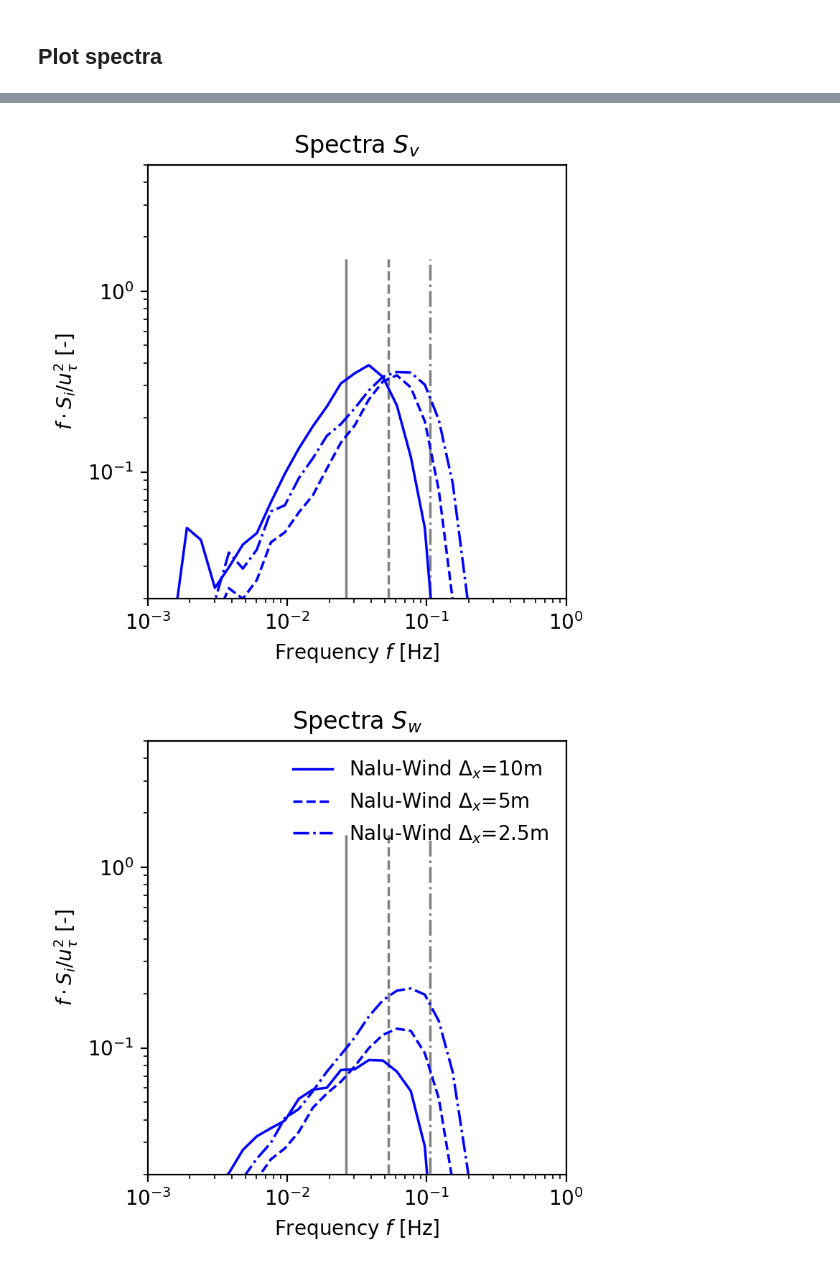
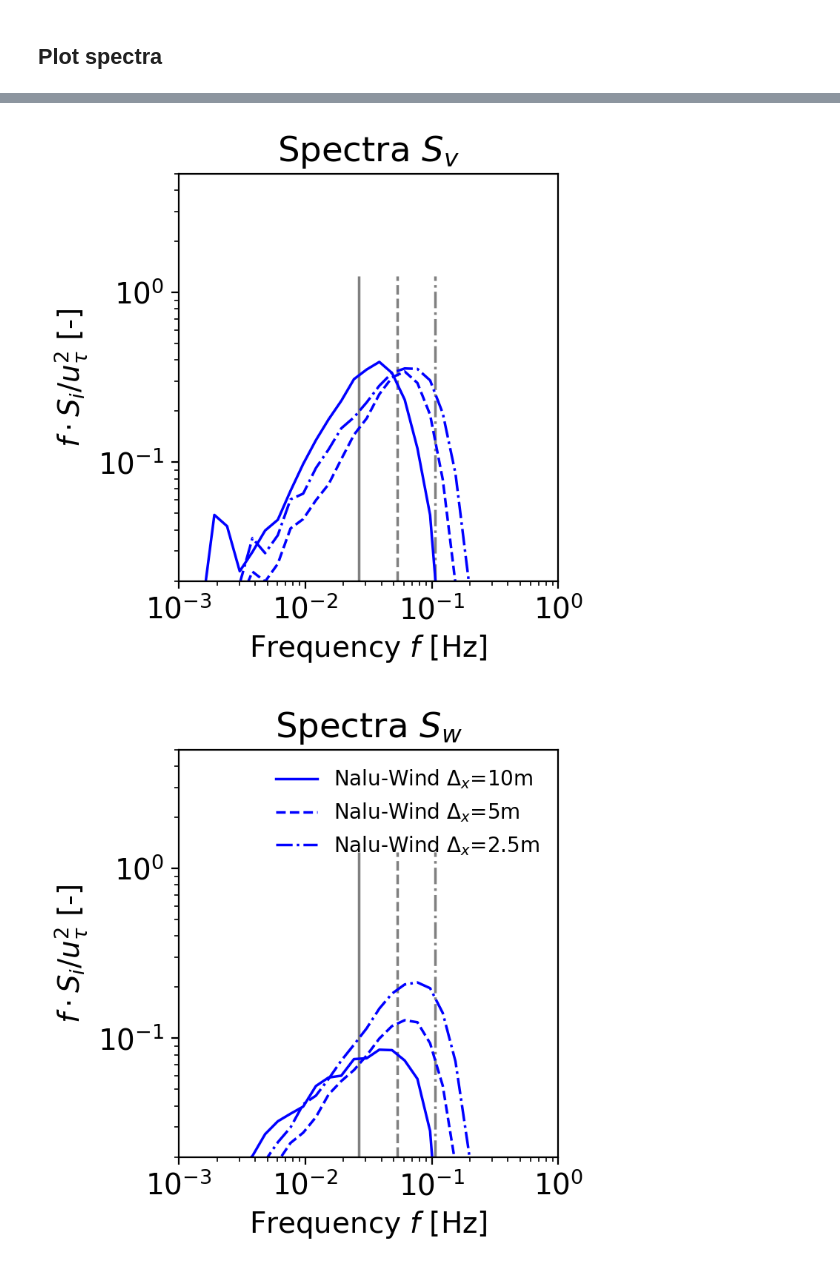
Before and after one commit to lawrenceccheung/AIAAScitech2021, a Jupyter notebook: Postprocessing/GridStudy/GridStudy_Spectra.ipynb, the cells around one changed output, grey strips where cells are left out. Cells and saved outputs as stored; diff of their text form; code cells hidden in the pictures.

Commit message:
Change figure label font size

```diff
--- a/Postprocessing/GridStudy/GridStudy_Spectra.ipynb
+++ b/Postprocessing/GridStudy/GridStudy_Spectra.ipynb
@@ -45,7 +45,7 @@ dpi = 200
 plt.figure("u",  figsize=(4,4), dpi=dpi)
 plt.figure("v",  figsize=(4,4), dpi=dpi)
 plt.figure("w",  figsize=(4,4), dpi=dpi)
-plt.rc('font', size=10)
+plt.rc('font', size=14)
 
 Nband = 3 # 1/3 octave band averaging
 
@@ -86,7 +86,7 @@ for irun, run in enumerate(runlist[:]):
         # Plot where the spectral cut-off is
         for fi in ['u', 'v', 'w']:
             plt.figure(fi)
-            plt.vlines(fmax, 5e-4, 1.5, color='gray', linewidth=lw, linestyle=lstyle)
+            plt.vlines(fmax, 5e-4, 1.25, color='gray', linewidth=lw, linestyle=lstyle)
 
 plt.figure("u")
 plt.ylim([2E-2, 5]);
@@ -128,2 +128,2 @@ if savefigs:
-[figure, old version]
+[figure, new version]
-[figure, old version]
+[figure, new version]
```
Also changed, not shown: parts of 1 cell of this notebook, 3 other files.
